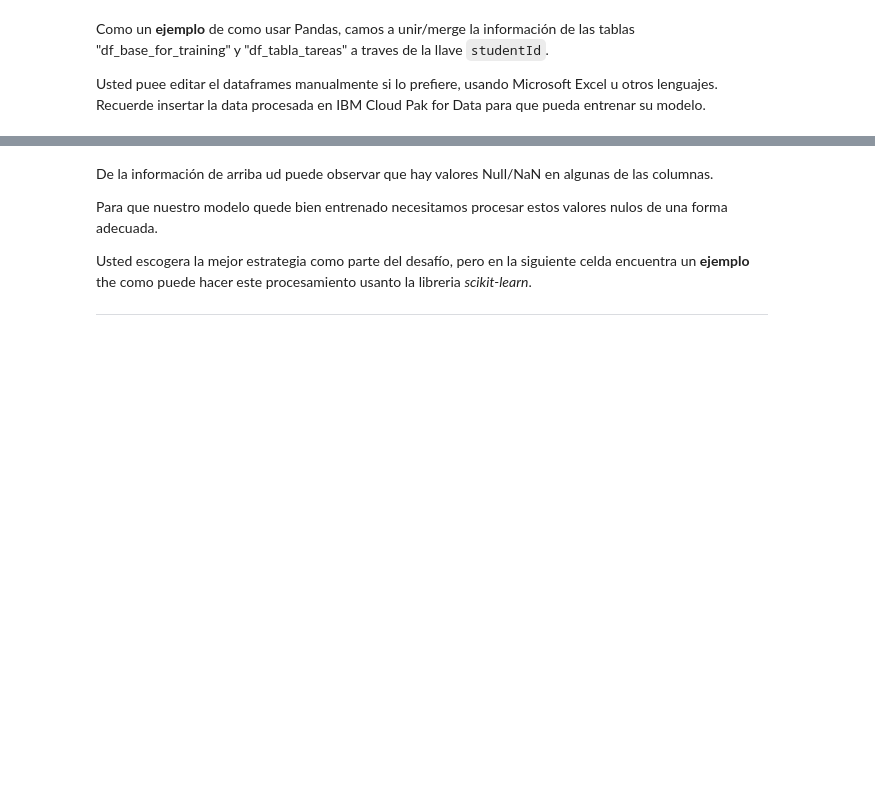
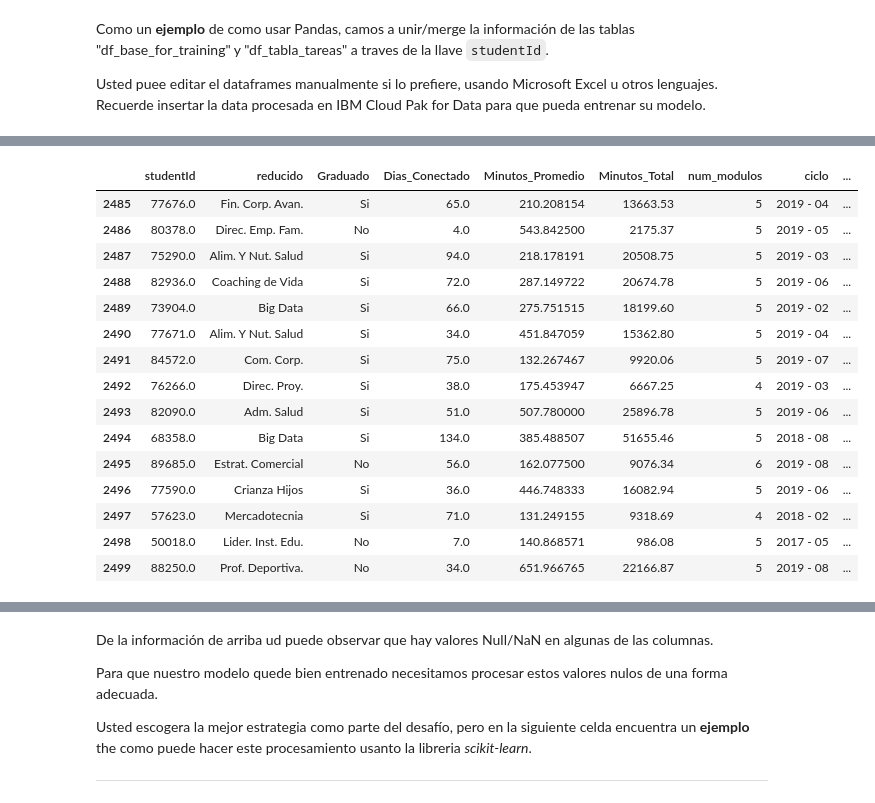
Before and after one commit to maratonadev-la/desafio-6-2020-anahuac, a Jupyter notebook: anahuac.ipynb, the cells around one changed output, grey strips where cells are left out. Saved outputs shown, nothing was run; the diff lists cells and outputs as text; code cells hidden in the pictures; blank space fills up the shorter version.

```diff
--- a/anahuac.ipynb
+++ b/anahuac.ipynb
@@ -119,0 +606,4 @@ print(df_tabla_tareas.columns)
+# %%
+## Pruebas con más columnas
+##df_prop_tareas = df_tabla_tareas.drop(["Tareas_Puntuales","Tareas_No_Entregadas","Tareas_Retrasadas","Total_Tareas"],axis=1)
+df_prop_tareas = df_tabla_tareas
@@ -143,0 +627,3 @@ df.tail()
+# %%
+df2 = pd.merge(df_base_for_training,df_tabla_conexiones,how='inner')
+df2.tail()
@@ -143,0 +637,3 @@ df.tail()
+# %%
+df3 = df2.merge(df_modulos,how = 'left')
+df3.tail()
@@ -143,0 +647,3 @@ df.tail()
+# %%
+df4 = df3.loc[:, ["studentId","reducido","Graduado","Dias_Conectado",	"Minutos_Promedio",	"Minutos_Total","num_modulos"]]
+df4.tail(15)
@@ -143,0 +667,20 @@ df.tail()
+# %%
+df5 = pd.merge(df4,df_prop_tareas,how = 'left')
+df5.tail(15)
+# %% [output]
+|  | studentId | reducido | Graduado | Dias_Conectado | Minutos_Promedio | Minutos_Total | num_modulos | ciclo | ... |
+| 2485 | 77676.0 | Fin. Corp. Avan. | Si | 65.0 | 210.208154 | 13663.53 | 5 | 2019 - 04 | ... |
+| 2486 | 80378.0 | Direc. Emp. Fam. | No | 4.0 | 543.842500 | 2175.37 | 5 | 2019 - 05 | ... |
+| 2487 | 75290.0 | Alim. Y Nut. Salud | Si | 94.0 | 218.178191 | 20508.75 | 5 | 2019 - 03 | ... |
+| 2488 | 82936.0 | Coaching de Vida | Si | 72.0 | 287.149722 | 20674.78 | 5 | 2019 - 06 | ... |
+| 2489 | 73904.0 | Big Data | Si | 66.0 | 275.751515 | 18199.60 | 5 | 2019 - 02 | ... |
+| 2490 | 77671.0 | Alim. Y Nut. Salud | Si | 34.0 | 451.847059 | 15362.80 | 5 | 2019 - 04 | ... |
+| 2491 | 84572.0 | Com. Corp. | Si | 75.0 | 132.267467 | 9920.06 | 5 | 2019 - 07 | ... |
+| 2492 | 76266.0 | Direc. Proy. | Si | 38.0 | 175.453947 | 6667.25 | 4 | 2019 - 03 | ... |
+| 2493 | 82090.0 | Adm. Salud | Si | 51.0 | 507.780000 | 25896.78 | 5 | 2019 - 06 | ... |
+| 2494 | 68358.0 | Big Data | Si | 134.0 | 385.488507 | 51655.46 | 5 | 2018 - 08 | ... |
+| 2495 | 89685.0 | Estrat. Comercial | No | 56.0 | 162.077500 | 9076.34 | 6 | 2019 - 08 | ... |
+| 2496 | 77590.0 | Crianza Hijos | Si | 36.0 | 446.748333 | 16082.94 | 5 | 2019 - 06 | ... |
+| 2497 | 57623.0 | Mercadotecnia | Si | 71.0 | 131.249155 | 9318.69 | 4 | 2018 - 02 | ... |
+| 2498 | 50018.0 | Lider. Inst. Edu. | No | 7.0 | 140.868571 | 986.08 | 5 | 2017 - 05 | ... |
+| 2499 | 88250.0 | Prof. Deportiva. | No | 34.0 | 651.966765 | 22166.87 | 5 | 2019 - 08 | ... |
```
Also changed, not shown: parts of 108 cells of this notebook.
